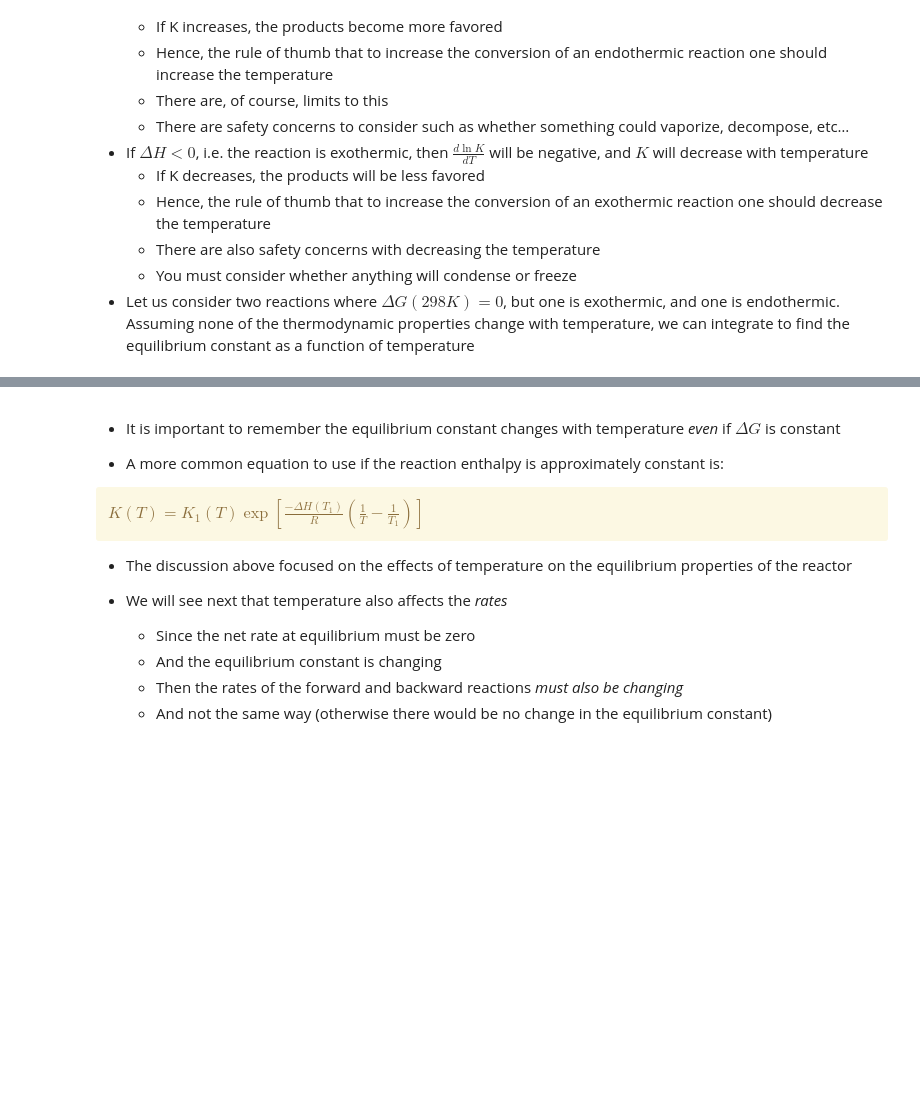
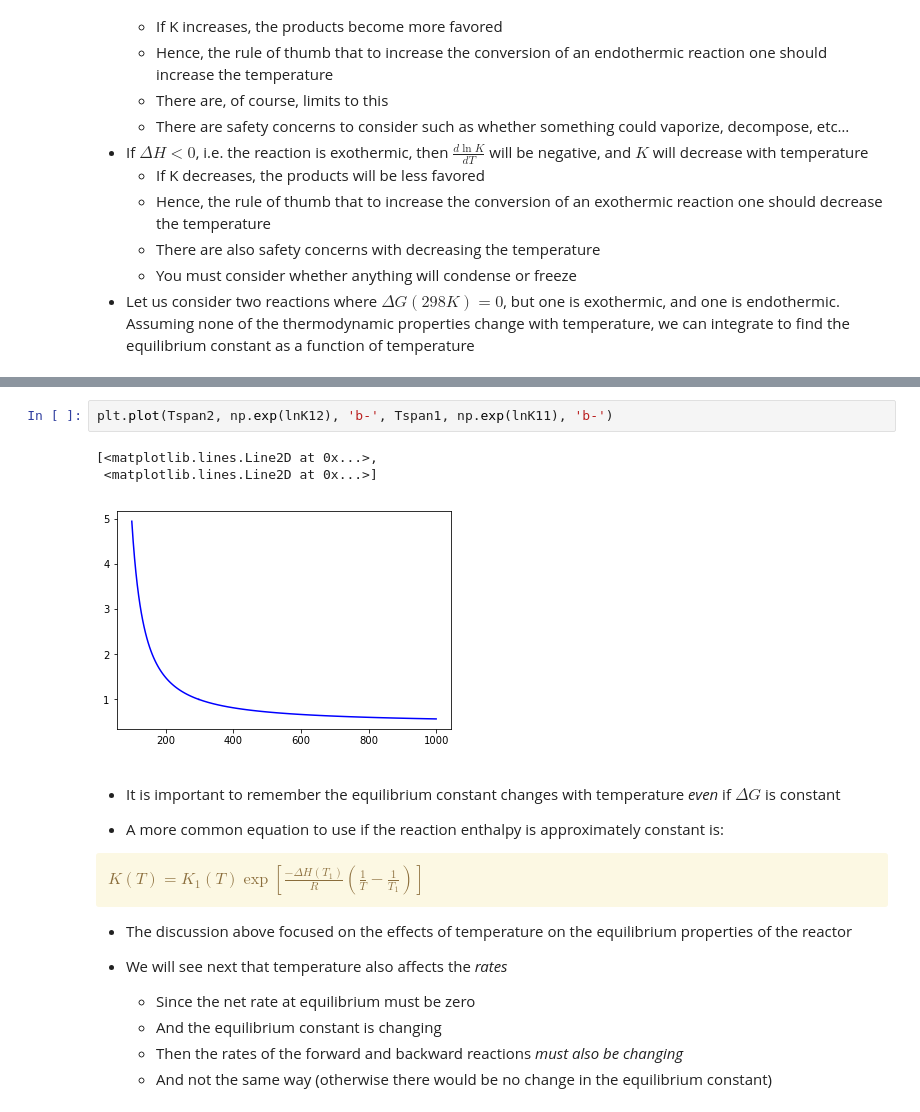
Before and after one commit to jkitchin/s17-06364, a Jupyter notebook: lectures/lectures-15.ipynb, the cells around one changed output, grey strips where cells are left out. Drawn from its saved outputs; the diff is of its cells as text; blank space fills up the shorter version.

```diff
--- a/lectures/lectures-15.ipynb
+++ b/lectures/lectures-15.ipynb
@@ -112,4 +113,10 @@ plt.ylabel('K')
 [figure]
+# %%
+plt.plot(Tspan2, np.exp(lnK12), 'b-', Tspan1, np.exp(lnK11), 'b-')
+# %% [output]
+[<matplotlib.lines.Line2D at 0x...>,
+ <matplotlib.lines.Line2D at 0x...>]
+[figure, added]
 # %% [markdown]
 -   It is important to remember the equilibrium constant changes with temperature *even* if  $\Delta G$ is constant
 
```
Also changed, not shown: parts of 3 cells of this notebook, 5 other files.
